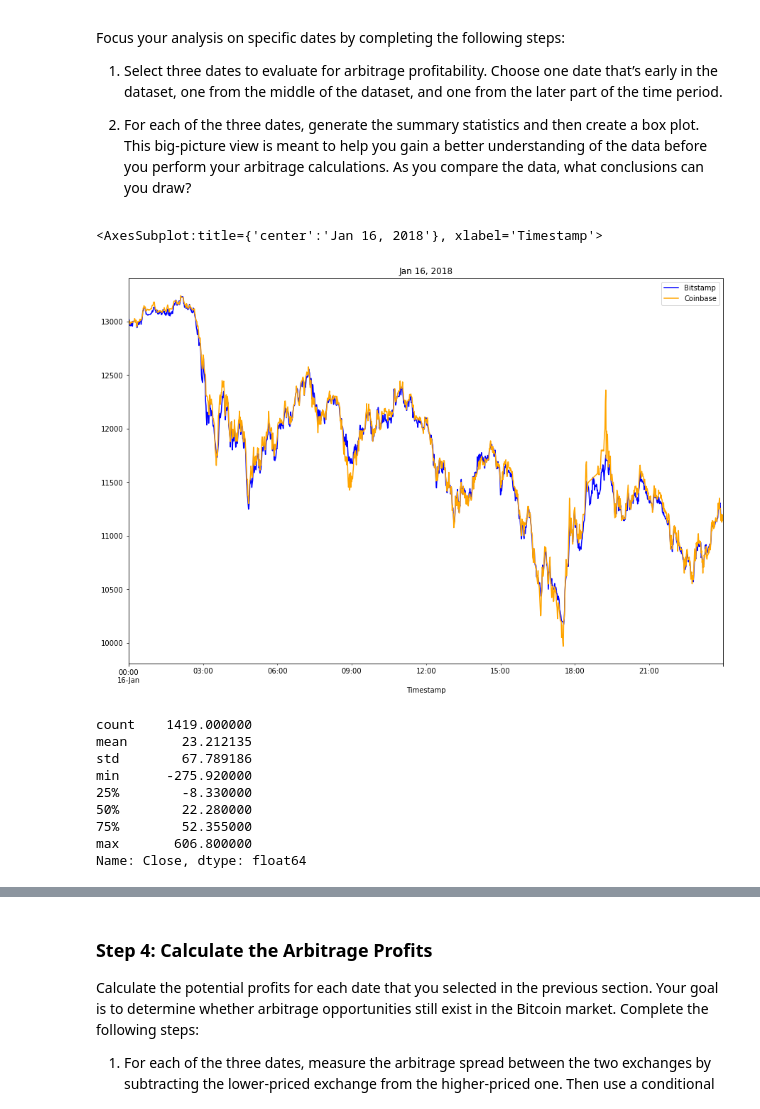
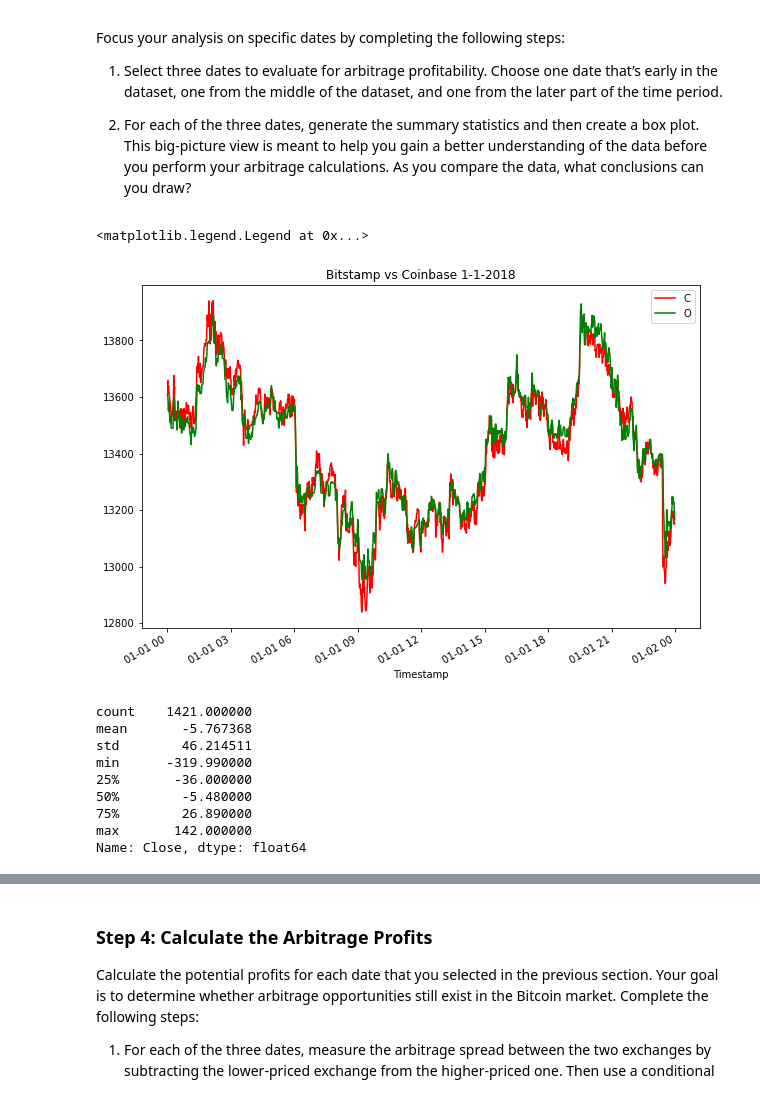
Before and after one commit to jblidell/Challenge_3, a Jupyter notebook: Starter_Code/crypto_arbitrage.ipynb, the cells around one changed output, grey strips where cells are left out. Drawn from its saved outputs; the diff is of its cells as text; code cells hidden in the pictures.

```diff
--- a/Starter_Code/crypto_arbitrage.ipynb
+++ b/Starter_Code/crypto_arbitrage.ipynb
@@ -362,26 +362,31 @@ Focus your analysis on specific dates by completing the following steps:
 # %%
 # Create an overlay plot that visualizes the two dataframes over a period of one day early in the dataset.
 # Be sure that the plots include the parameters `legend`, `figsize`, `title`, `color` and `label`
-# YOUR CODE HERE
+bitstamp_sliced_day = bitstamp_sliced.loc['2018-1-1']
+coinbase_sliced_day = coinbase_sliced.loc['2018-1-1']
+bmd = bitstamp_sliced_day.plot(figsize=(10,7), color="red", title=("Bitstamp vs Coinbase 1-1-2018"))
+cmd = coinbase_sliced_day.plot(figsize=(10,7), color="green")
+bmd.legend("BITSTAMP")
+cmd.legend("COINBASE")
 # %% [output]
-<AxesSubplot:title={'center':'Jan 16, 2018'}, xlabel='Timestamp'>
+<matplotlib.legend.Legend at 0x...>
-[figure, old version]
+[figure, new version]
 # %%
 # Using the early date that you have selected, calculate the arbitrage spread
 # by subtracting the bitstamp lower closing prices from the coinbase higher closing prices
-arbitrage_spread_early = # YOUR CODE HERE
+arbitrage_spread_early = bitstamp['Close'].loc['2018-1-1'] - coinbase['Close'].loc['2018-1-1']
 
 # Generate summary statistics for the early DataFrame
-# YOUR CODE HERE
+arbitrage_spread_early.describe()
 # %% [output]
-count    1419.000000
-mean       23.212135
-std        67.789186
-min      -275.920000
-25%        -8.330000
-50%        22.280000
-75%        52.355000
-max       606.800000
+count    1421.000000
+mean       -5.767368
+std        46.214511
+min      -319.990000
+25%       -36.000000
+50%        -5.480000
+75%        26.890000
+max       142.000000
 Name: Close, dtype: float64
 # %%
 # Visualize the arbitrage spread from early in the dataset in a box plot
```
Also changed, not shown: parts of 7 cells of this notebook.
